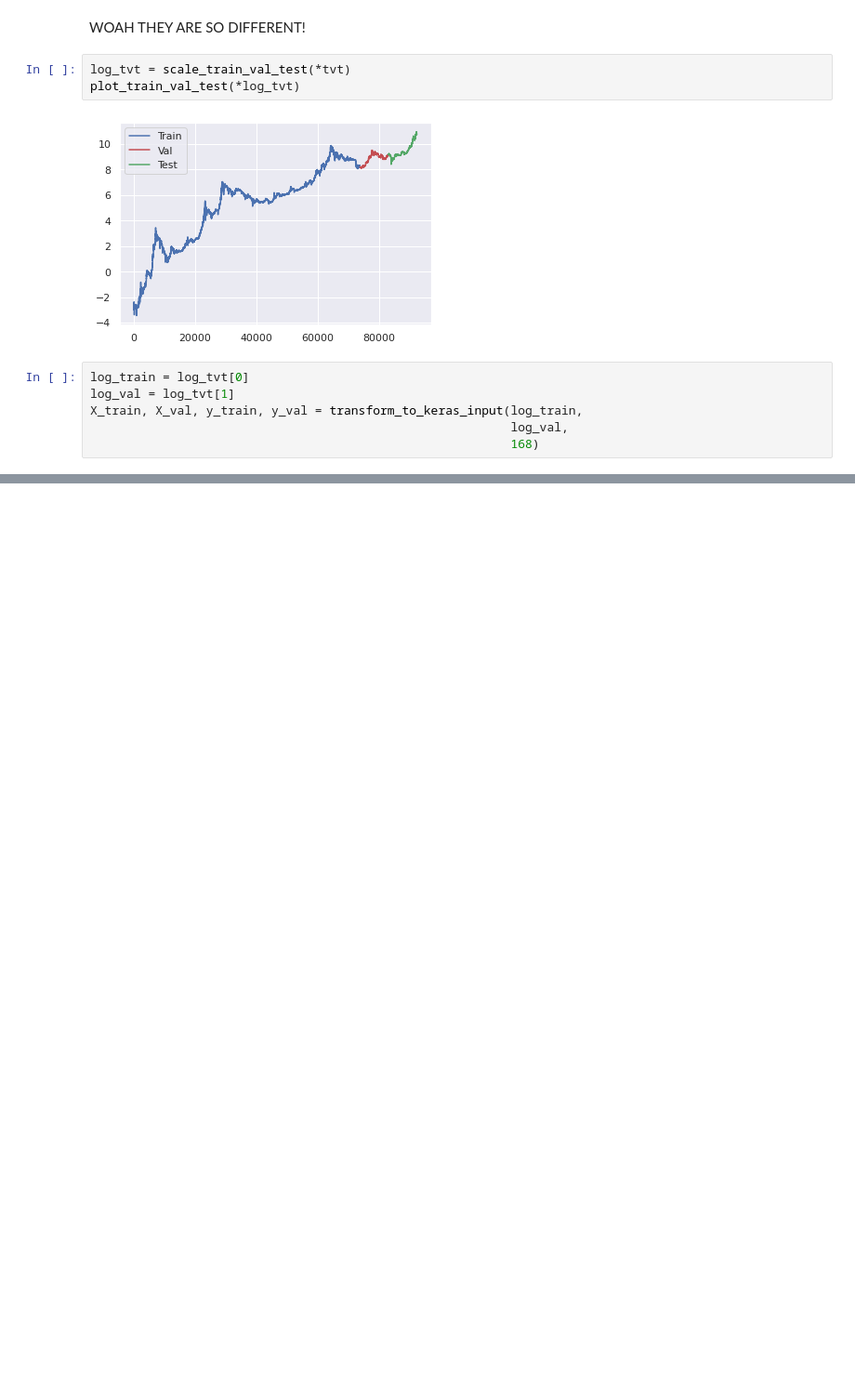
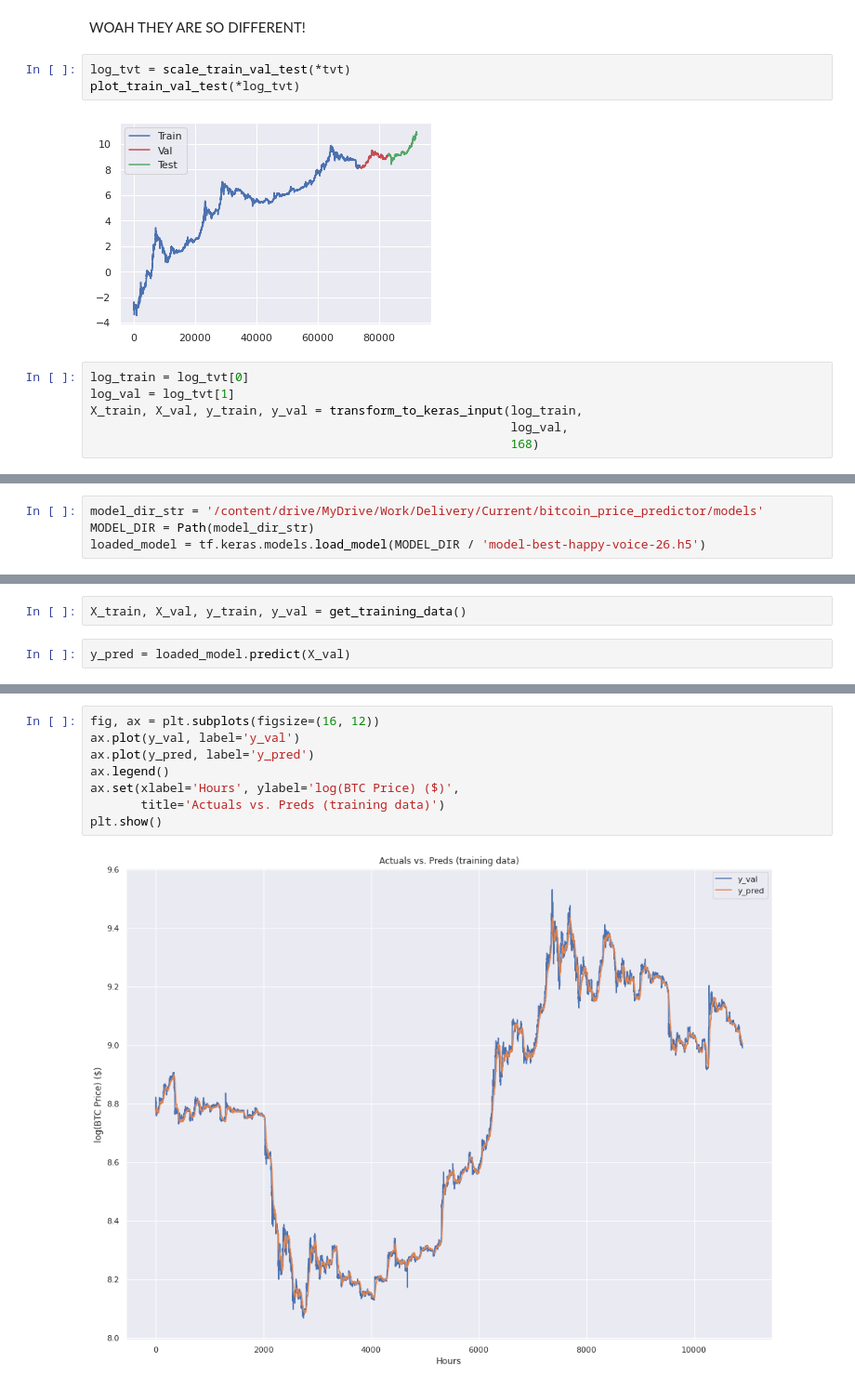
Before and after one commit to codeananda/bitcoin_price_predictor, a Jupyter notebook: price_predictor/keras_price_predictor.ipynb, the cells around one changed output, grey strips where cells are left out. Shown at 93% size. Drawn from its saved outputs; the diff is of its cells as text; blank space fills up the shorter version.

```diff
--- a/price_predictor/keras_price_predictor.ipynb
+++ b/price_predictor/keras_price_predictor.ipynb
@@ -1337,0 +1410,4 @@ Epoch 500/500
+# %%
+model_dir_str = '/content/drive/MyDrive/Work/Delivery/Current/bitcoin_price_predictor/models'
+MODEL_DIR = Path(model_dir_str)
+loaded_model = tf.keras.models.load_model(MODEL_DIR / 'model-best-happy-voice-26.h5')
@@ -1337,0 +1433,4 @@ Epoch 500/500
+# %%
+X_train, X_val, y_train, y_val = get_training_data()
+# %%
+y_pred = loaded_model.predict(X_val)
@@ -1337,0 +1457,10 @@ Epoch 500/500
+# %%
+fig, ax = plt.subplots(figsize=(16, 12))
+ax.plot(y_val, label='y_val')
+ax.plot(y_pred, label='y_pred')
+ax.legend()
+ax.set(xlabel='Hours', ylabel='log(BTC Price) ($)',
+       title='Actuals vs. Preds (training data)')
+plt.show()
+# %% [output]
+[figure, added]
```
Also changed, not shown: parts of 16 cells of this notebook, 2 other files.
